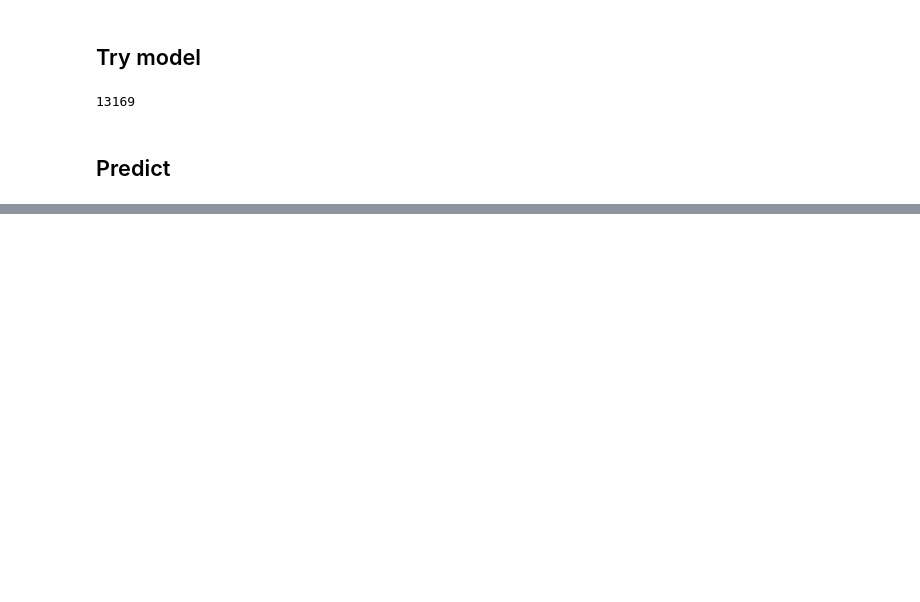
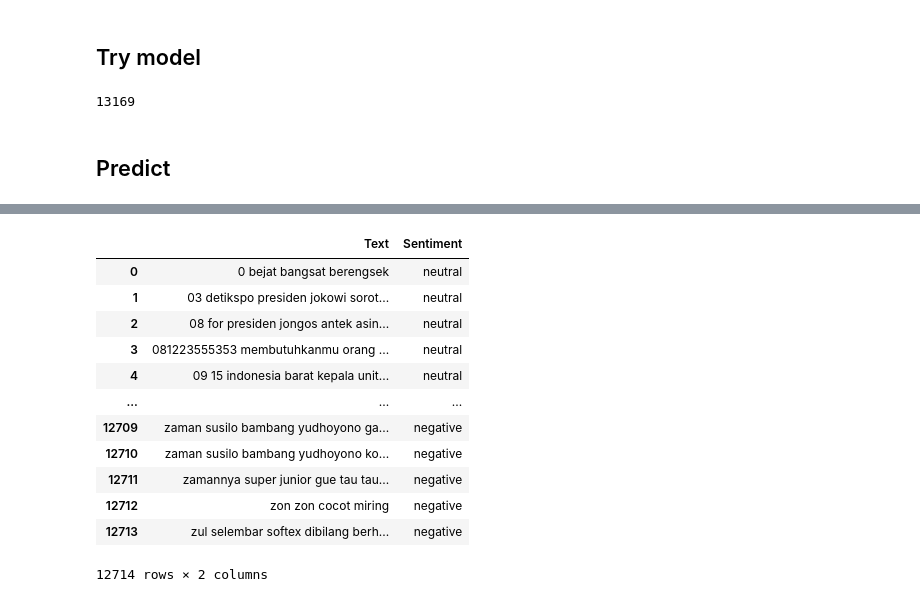
Before and after one commit to salonpas28/LSTM-project, a Jupyter notebook: LSTM.ipynb, the cells around one changed output, grey strips where cells are left out. Drawn from its saved outputs; the diff is of its cells as text; code cells hidden in the pictures; blank space fills up the shorter version.

```diff
--- a/LSTM.ipynb
+++ b/LSTM.ipynb
@@ -664,0 +620,8 @@ ValueError: Unexpected result of `predict_function` (Empty batch_outputs). Pleas
+# %%
+twt = twt.drop_duplicates()
+# %%
+#ngeliat rows mana aja yang kosong
+twt = twt.sort_values(['tweets'], ascending=True)
+# %%
+#drop index ke 182, dan reset index
+twt = twt.drop(index = 182).reset_index(drop = True)
@@ -664,0 +646,19 @@ ValueError: Unexpected result of `predict_function` (Empty batch_outputs). Pleas
+# %%
+#Try predict sentiment in the form of dataframe
+result1 = []
+result2 = []
+df_data1 = twt['tweets']
+sentiment = ['positive', 'neutral', 'negative']
+
+for i in  df_data1:
+    predicted = tokenizer.texts_to_sequences(i)
+    guess = pad_sequences(predicted, maxlen = X.shape[1])
+    prediction = model.predict(guess)
+    polarity = np.argmax(prediction[0])
+    result1.append(i)
+    result2.append(sentiment[polarity])
+
+#df1 = pd.concat([result1, result2], axis = 1)
+df_df = pd.DataFrame({'Text' : result1, 'Sentiment': result2})
+df_df
+# %% [output]
@@ -664,0 +682,13 @@ ValueError: Unexpected result of `predict_function` (Empty batch_outputs). Pleas
+|  | Text | Sentiment |
+| 0 | 0 bejat bangsat berengsek | neutral |
+| 1 | 03 detikspo presiden jokowi sorot... | neutral |
+| 2 | 08 for presiden jongos antek asin... | neutral |
+| 3 | 081223555353 membutuhkanmu orang ... | neutral |
+| 4 | 09 15 indonesia barat kepala unit... | neutral |
+| ... | ... | ... |
+| 12709 | zaman susilo bambang yudhoyono ga... | negative |
+| 12710 | zaman susilo bambang yudhoyono ko... | negative |
+| 12711 | zamannya super junior gue tau tau... | negative |
+| 12712 | zon zon cocot miring | negative |
+| 12713 | zul selembar softex dibilang berh... | negative |
+12714 rows × 2 columns
```
Also changed, not shown: parts of 18 cells of this notebook, 1 other file.
